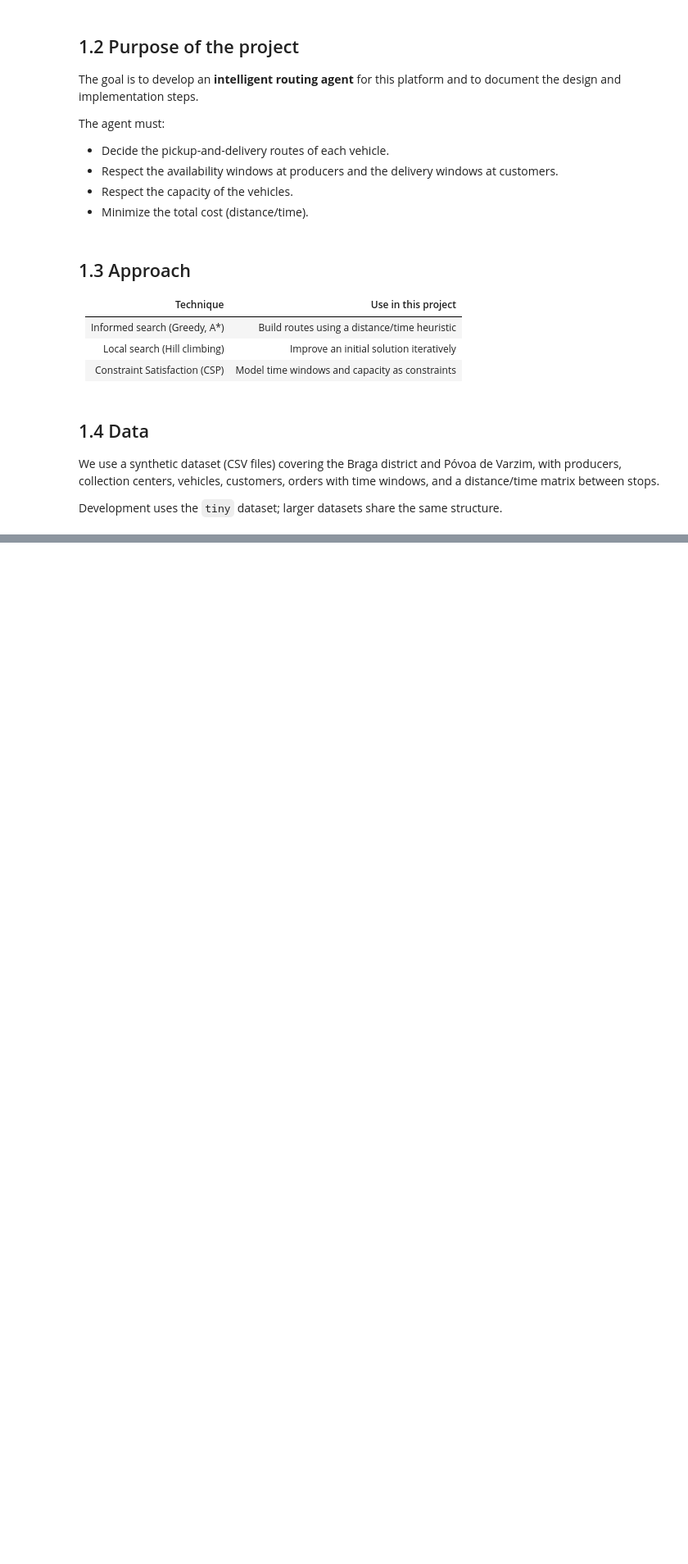
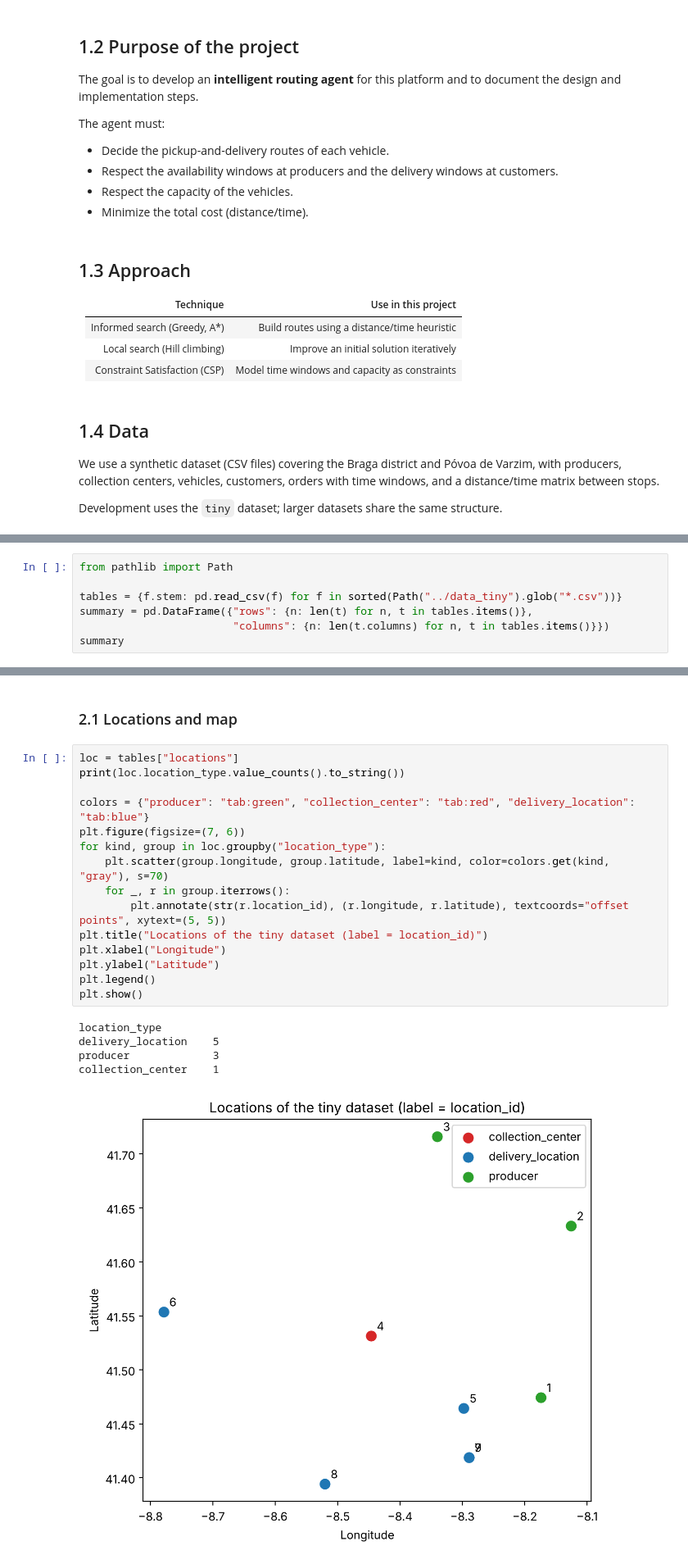
Before and after one commit to OierZu/IA26_P01_E01, a Jupyter notebook: notebooks/01_Project01_E01.ipynb, the cells around one changed output, grey strips where cells are left out. Shown at 82% size. Cells and saved outputs as stored; diff of their text form; blank space fills up the shorter version.

```diff
--- a/notebooks/01_Project01_E01.ipynb
+++ b/notebooks/01_Project01_E01.ipynb
@@ -61,0 +79,7 @@ import matplotlib.pyplot as plt
+# %%
+from pathlib import Path
+
+tables = {f.stem: pd.read_csv(f) for f in sorted(Path("../data_tiny").glob("*.csv"))}
+summary = pd.DataFrame({"rows": {n: len(t) for n, t in tables.items()},
+                        "columns": {n: len(t.columns) for n, t in tables.items()}})
+summary
@@ -61,0 +115,23 @@ import matplotlib.pyplot as plt
+# %% [markdown]
+### 2.1 Locations and map
+# %%
+loc = tables["locations"]
+print(loc.location_type.value_counts().to_string())
+
+colors = {"producer": "tab:green", "collection_center": "tab:red", "delivery_location": "tab:blue"}
+plt.figure(figsize=(7, 6))
+for kind, group in loc.groupby("location_type"):
+    plt.scatter(group.longitude, group.latitude, label=kind, color=colors.get(kind, "gray"), s=70)
+    for _, r in group.iterrows():
+        plt.annotate(str(r.location_id), (r.longitude, r.latitude), textcoords="offset points", xytext=(5, 5))
+plt.title("Locations of the tiny dataset (label = location_id)")
+plt.xlabel("Longitude")
+plt.ylabel("Latitude")
+plt.legend()
+plt.show()
+# %% [output]
+location_type
+delivery_location    5
+producer             3
+collection_center    1
+[figure, added]
```
Also changed, not shown: parts of 42 cells of this notebook.
